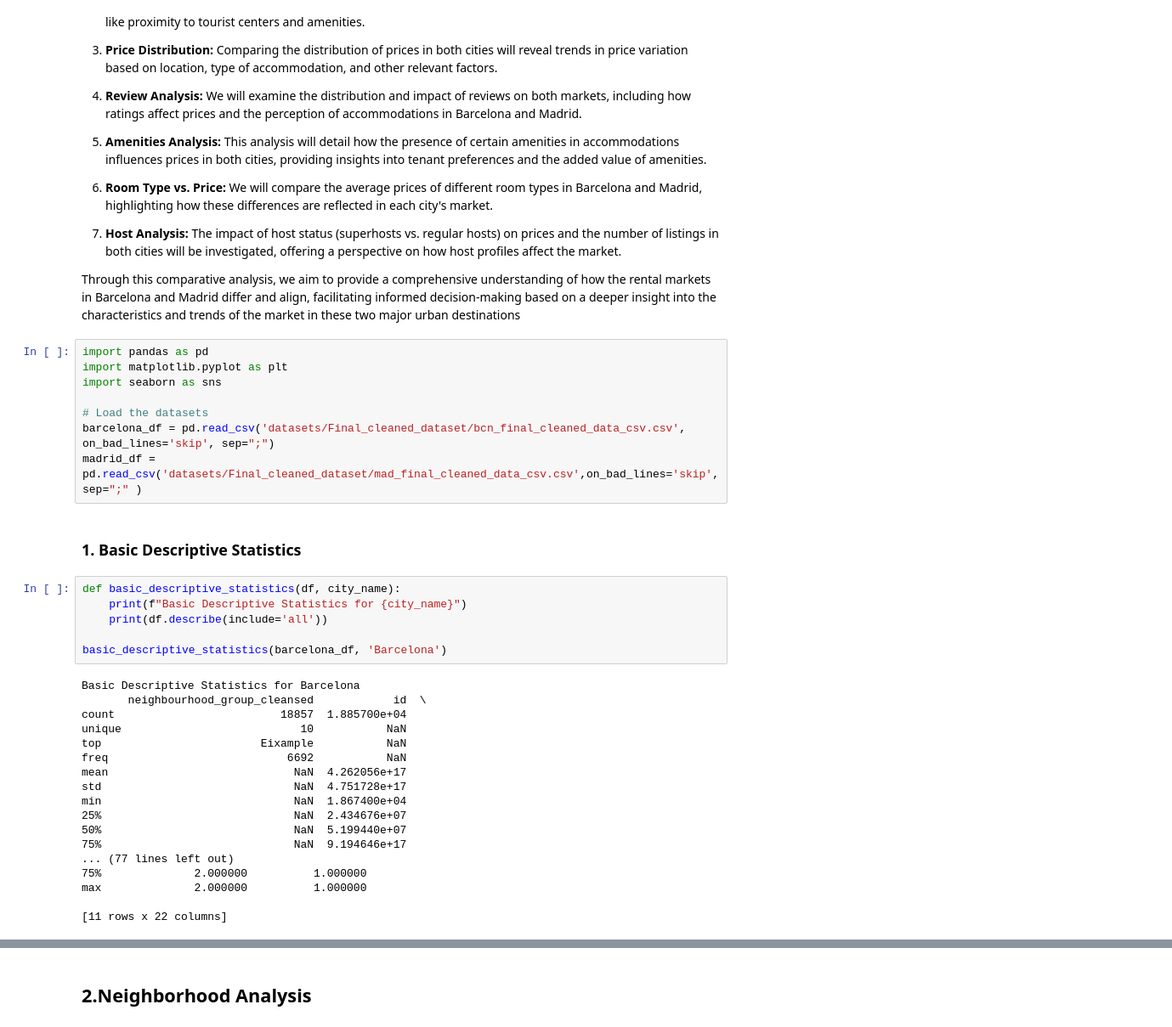
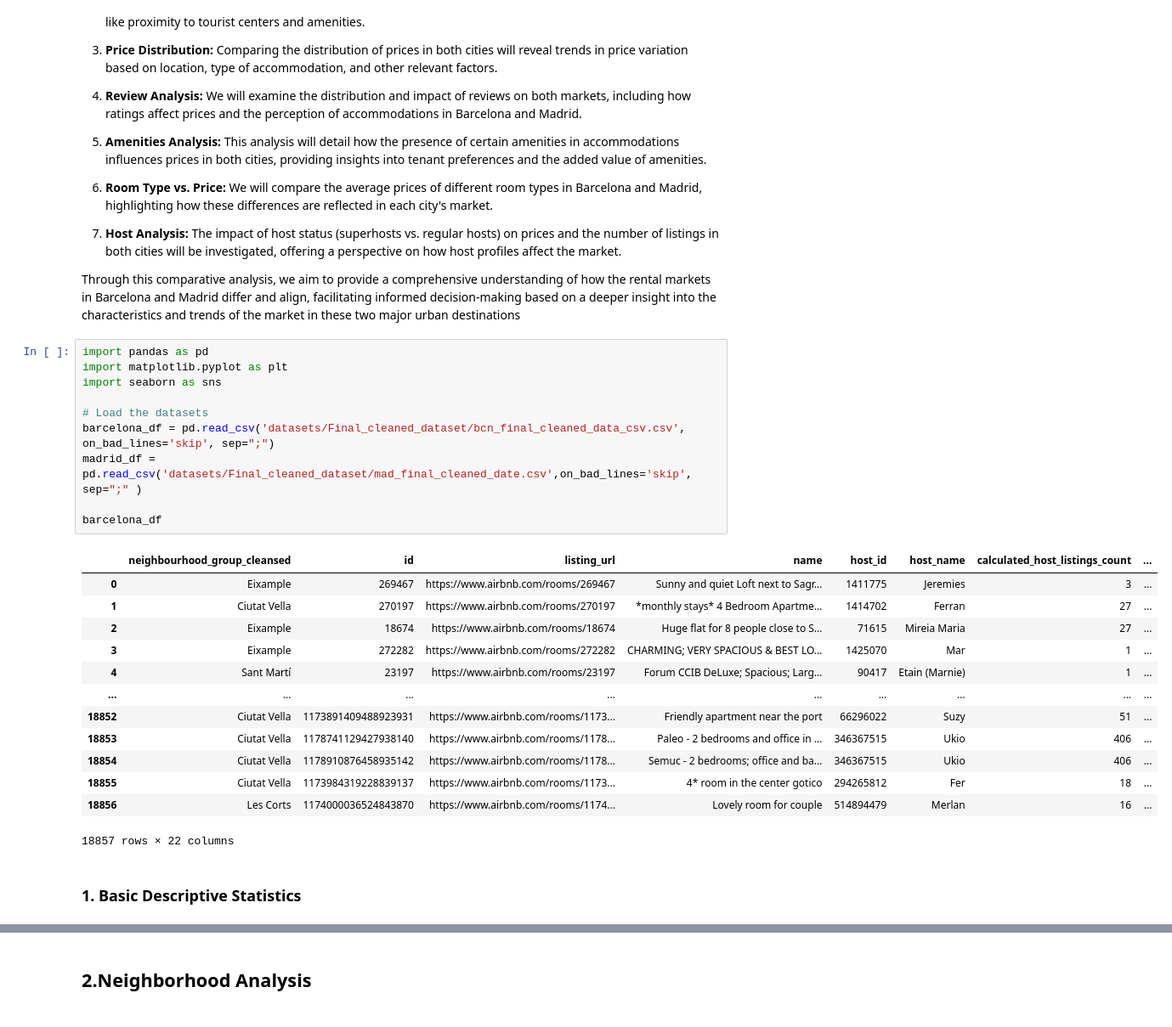
Before and after one commit to 2024-final-project-ironhack/Business-Case-Analysis-and-Recommendation-for-Rental-Users-in-Madrid-and-Barcelona, a Jupyter notebook: EDA_comparation_BCN&Mad.ipynb, the cells around one changed output, grey strips where cells are left out. Shown at 85% size. Cells and saved outputs as stored; diff of their text form.

Commit message:
no finalizado

```diff
--- a/EDA_comparation_BCN&Mad.ipynb
+++ b/EDA_comparation_BCN&Mad.ipynb
@@ -30,34 +30,26 @@ Through this comparative analysis, we aim to provide a comprehensive understandi
 # %%
 import pandas as pd
 import matplotlib.pyplot as plt
 import seaborn as sns
 
 # Load the datasets
 barcelona_df = pd.read_csv('datasets/Final_cleaned_dataset/bcn_final_cleaned_data_csv.csv', on_bad_lines='skip', sep=";")
-madrid_df = pd.read_csv('datasets/Final_cleaned_dataset/mad_final_cleaned_data_csv.csv',on_bad_lines='skip', sep=";" )
+madrid_df = pd.read_csv('datasets/Final_cleaned_dataset/mad_final_cleaned_date.csv',on_bad_lines='skip', sep=";" )
+
+barcelona_df
+# %% [output]
+|  | neighbourhood_group_cleansed | id | listing_url | name | host_id | host_name | calculated_host_listings_count | ... |
+| 0 | Eixample | 269467 | https://www.airbnb.com/rooms/269467 | Sunny and quiet Loft next to Sagr... | 1411775 | Jeremies | 3 | ... |
+| 1 | Ciutat Vella | 270197 | https://www.airbnb.com/rooms/270197 | *monthly stays* 4 Bedroom Apartme... | 1414702 | Ferran | 27 | ... |
+| 2 | Eixample | 18674 | https://www.airbnb.com/rooms/18674 | Huge flat for 8 people close to S... | 71615 | Mireia Maria | 27 | ... |
+| 3 | Eixample | 272282 | https://www.airbnb.com/rooms/272282 | CHARMING; VERY SPACIOUS & BEST LO... | 1425070 | Mar | 1 | ... |
+| 4 | Sant Martí | 23197 | https://www.airbnb.com/rooms/23197 | Forum CCIB DeLuxe; Spacious; Larg... | 90417 | Etain (Marnie) | 1 | ... |
+| ... | ... | ... | ... | ... | ... | ... | ... | ... |
+| 18852 | Ciutat Vella | 1173891409488923931 | https://www.airbnb.com/rooms/1173... | Friendly apartment near the port | 66296022 | Suzy | 51 | ... |
+| 18853 | Ciutat Vella | 1178741129427938140 | https://www.airbnb.com/rooms/1178... | Paleo - 2 bedrooms and office in ... | 346367515 | Ukio | 406 | ... |
+| 18854 | Ciutat Vella | 1178910876458935142 | https://www.airbnb.com/rooms/1178... | Semuc - 2 bedrooms; office and ba... | 346367515 | Ukio | 406 | ... |
+| 18855 | Ciutat Vella | 1173984319228839137 | https://www.airbnb.com/rooms/1173... | 4* room in the center gotico | 294265812 | Fer | 18 | ... |
+| 18856 | Les Corts | 1174000036524843870 | https://www.airbnb.com/rooms/1174... | Lovely room for couple | 514894479 | Merlan | 16 | ... |
+18857 rows × 22 columns
 # %% [markdown]
 ### 1. Basic Descriptive Statistics
-# %%
-def basic_descriptive_statistics(df, city_name):
-    print(f"Basic Descriptive Statistics for {city_name}")
-    print(df.describe(include='all'))
-
-basic_descriptive_statistics(barcelona_df, 'Barcelona')
-# %% [output]
-Basic Descriptive Statistics for Barcelona
-       neighbourhood_group_cleansed            id  \
-count                         18857  1.885700e+04
-unique                           10           NaN
-top                        Eixample           NaN
-freq                           6692           NaN
-mean                            NaN  4.262056e+17
-std                             NaN  4.751728e+17
-min                             NaN  1.867400e+04
-25%                             NaN  2.434676e+07
-50%                             NaN  5.199440e+07
-75%                             NaN  9.194646e+17
-... (77 lines left out)
-75%              2.000000          1.000000
-max              2.000000          1.000000
-
-[11 rows x 22 columns]
```
Also changed, not shown: parts of 9 cells of this notebook, 3 other files.
